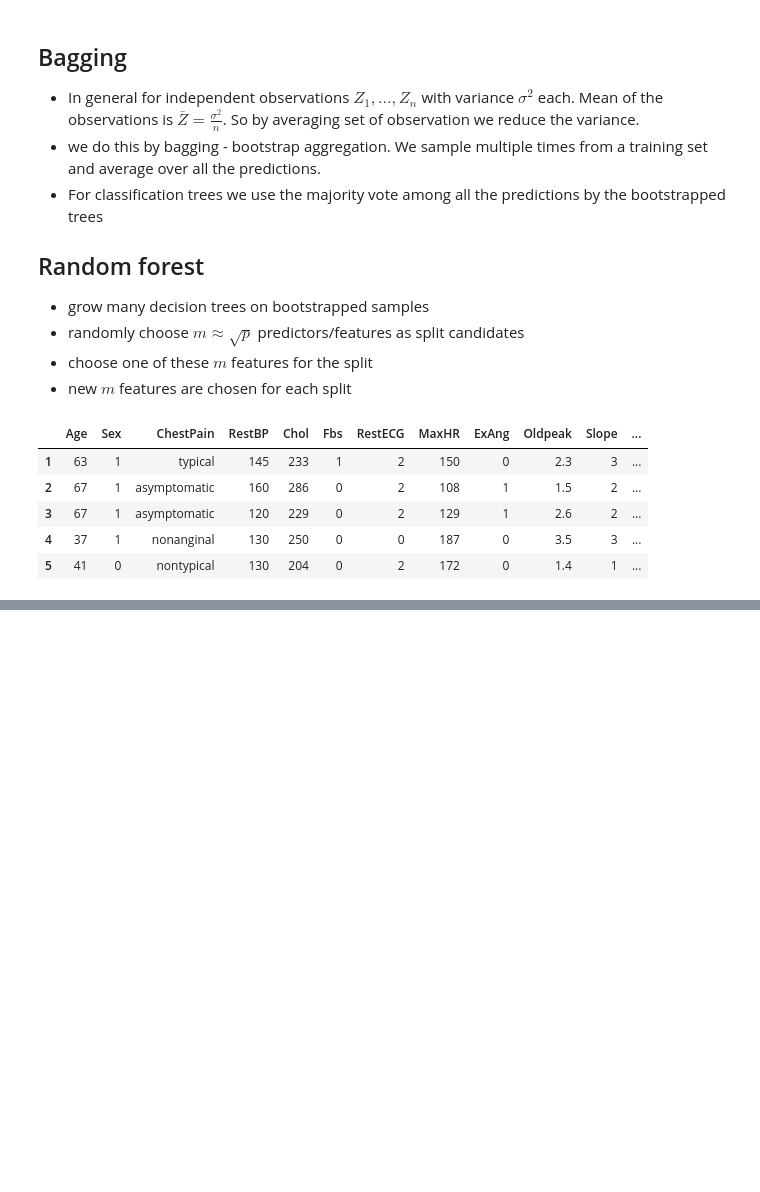
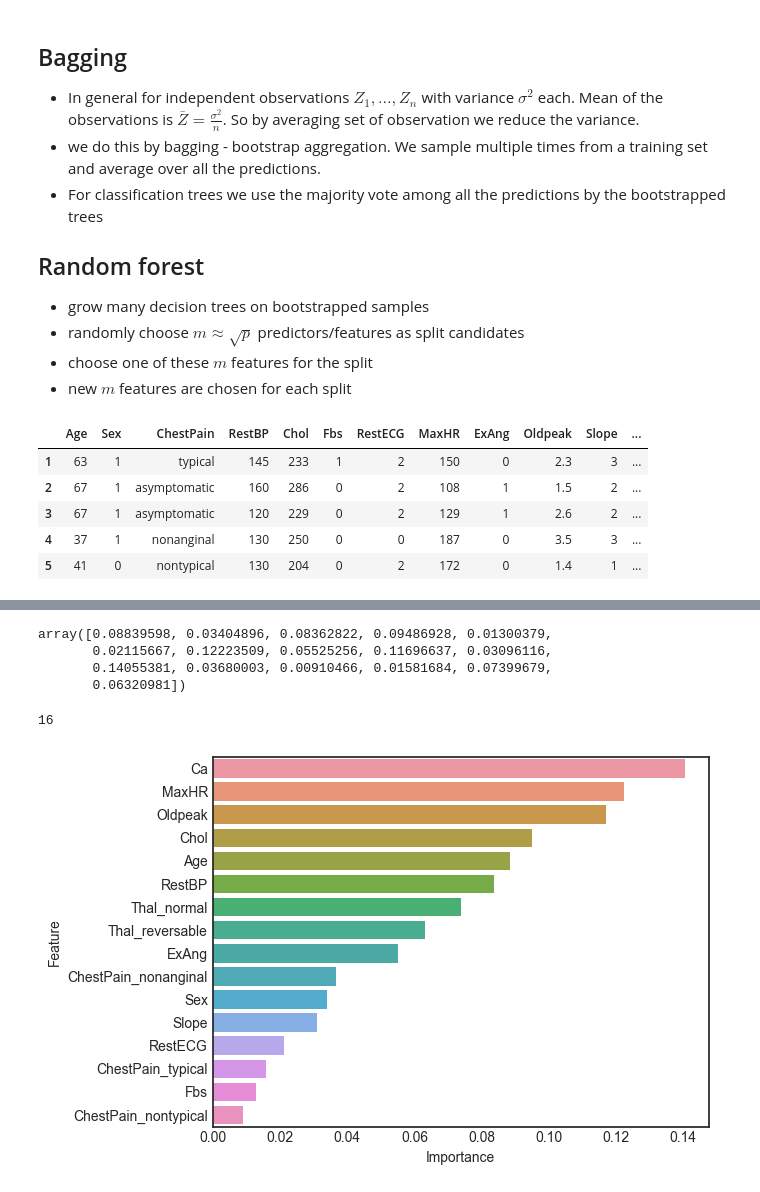
Before and after one commit to JoelOscarsson/Machine-Learning, a Jupyter notebook: Code-Alongs/L10-Random-Forest.ipynb, the cells around one changed output, grey strips where cells are left out. Cells and saved outputs as stored; diff of their text form; code cells hidden in the pictures; blank space fills up the shorter version.

```diff
--- a/Code-Alongs/L10-Random-Forest.ipynb
+++ b/Code-Alongs/L10-Random-Forest.ipynb
@@ -47,0 +198,23 @@ df.head()
+# %%
+# can pick out
+
+model.feature_importances_
+# %% [output]
+array([0.08839598, 0.03404896, 0.08362822, 0.09486928, 0.01300379,
+       0.02115667, 0.12223509, 0.05525256, 0.11696637, 0.03096116,
+       0.14055381, 0.03680003, 0.00910466, 0.01581684, 0.07399679,
+       0.06320981])
+# %%
+# Vi får vikter på de respektiva features
+model.feature_importances_.__len__()
+# %% [output]
+16
+# %%
+feature_importance = pd.DataFrame([X.columns, model.feature_importances_]).T
+feature_importance.columns = ["Feature", "Importance"]
+feature_importance.sort_values(by="Importance", ascending=False, inplace=True)
+# %%
+# Får vi vad som är viktiga featuresna är från random forest modellen
+sns.barplot(data= feature_importance, x = "Importance", y = "Feature");
+# %% [output]
+[figure, added]
```
Also changed, not shown: parts of 14 cells of this notebook, 1 other file.
